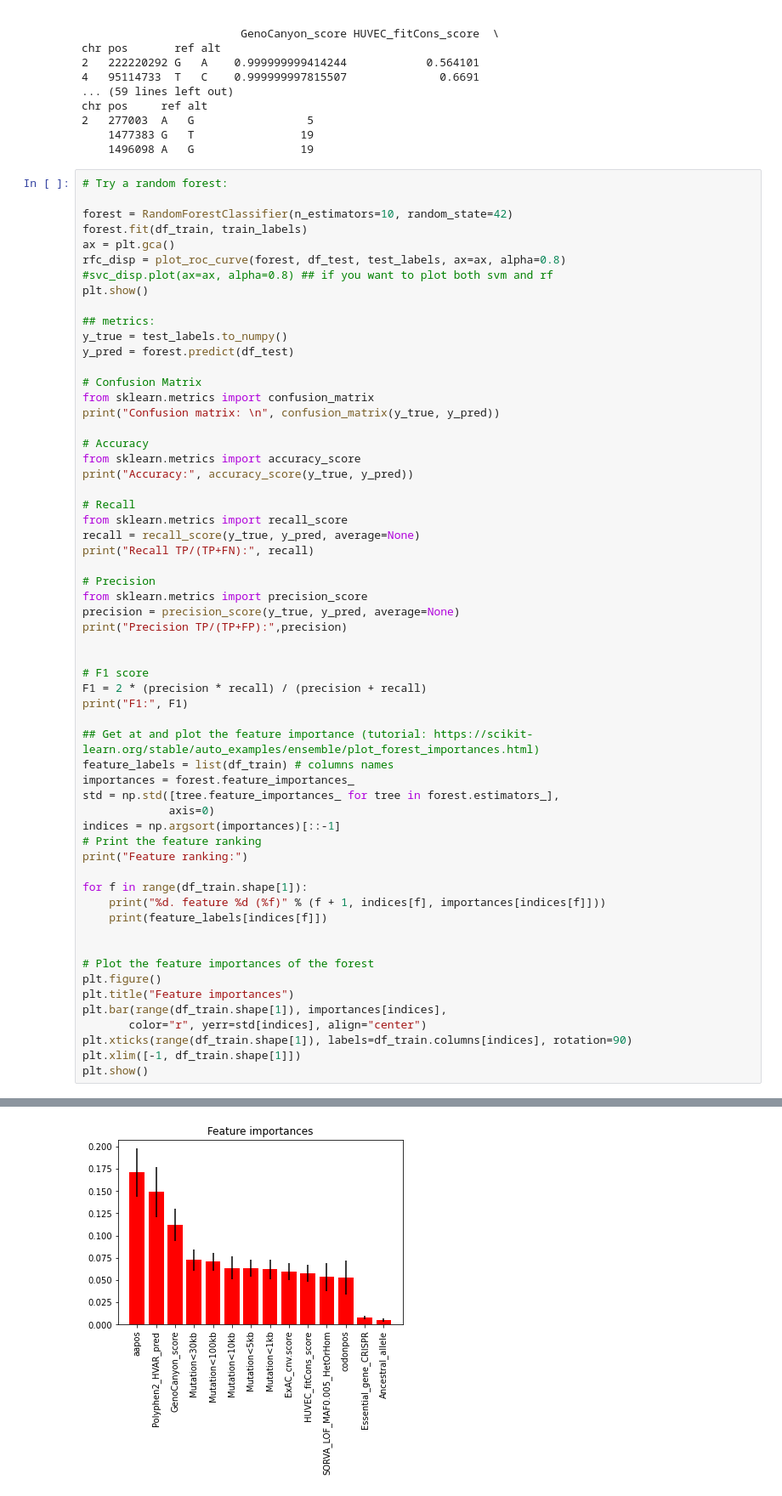
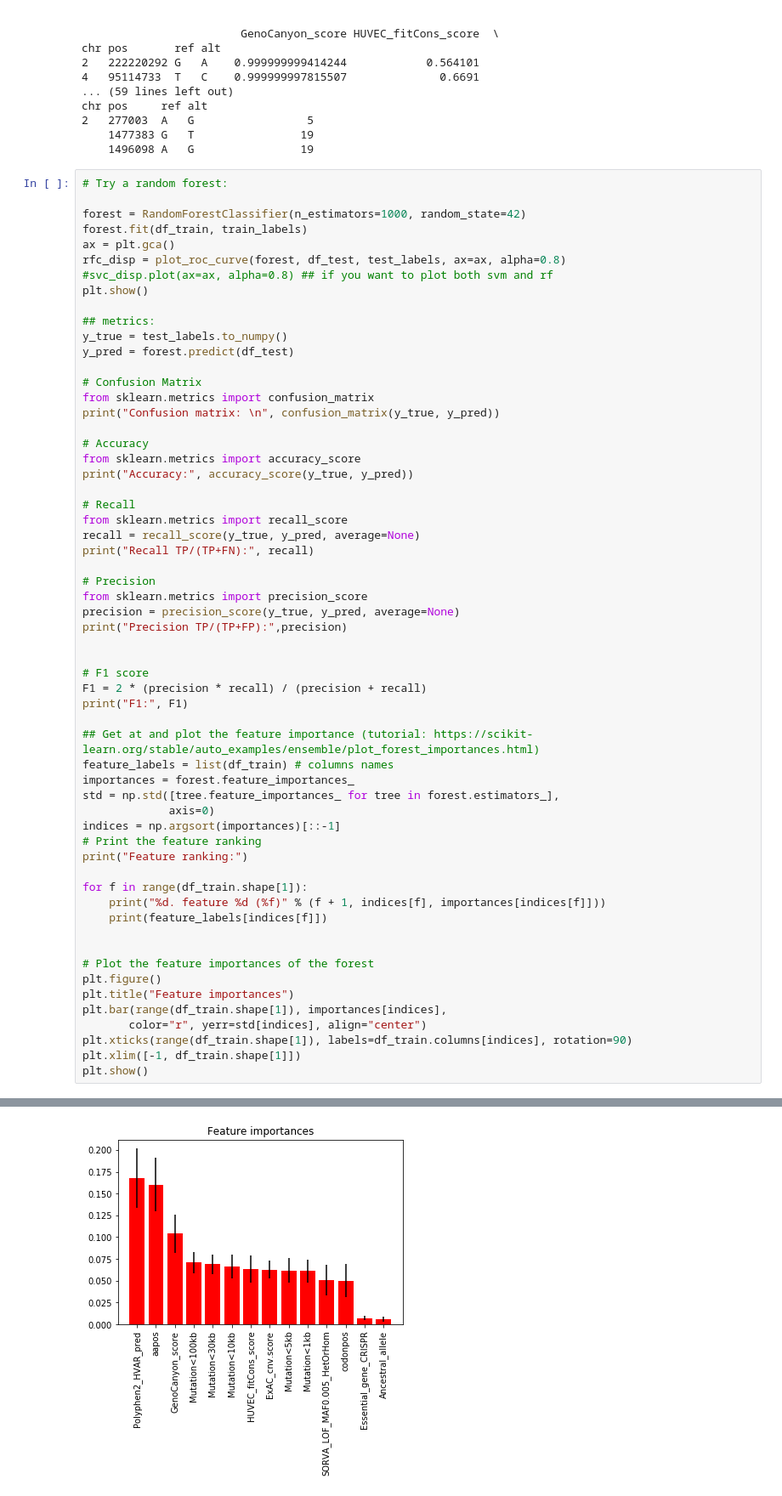
Before and after one commit to vincentlortie/ClinBall, a Jupyter notebook: notebooks/experiments/11.4.2_4.RF.ipynb, the cells around one changed output, grey strips where cells are left out. Shown: that part at 85% size. Drawn from its saved outputs; the diff is of its cells as text.

```diff
--- a/notebooks/experiments/11.4.2_4.RF.ipynb
+++ b/notebooks/experiments/11.4.2_4.RF.ipynb
@@ -99,7 +99,7 @@ chr pos     ref alt
 # %%
 # Try a random forest:
 
-forest = RandomForestClassifier(n_estimators=10, random_state=42)
+forest = RandomForestClassifier(n_estimators=1000, random_state=42)
 forest.fit(df_train, train_labels)
 ax = plt.gca()
 rfc_disp = plot_roc_curve(forest, df_test, test_labels, ax=ax, alpha=0.8)
@@ -176,2 +176,2 @@ Essential_gene_CRISPR
 Ancestral_allele
-[figure, old version]
+[figure, new version]
```
Also changed, not shown: parts of 2 cells of this notebook, 1 other file.
